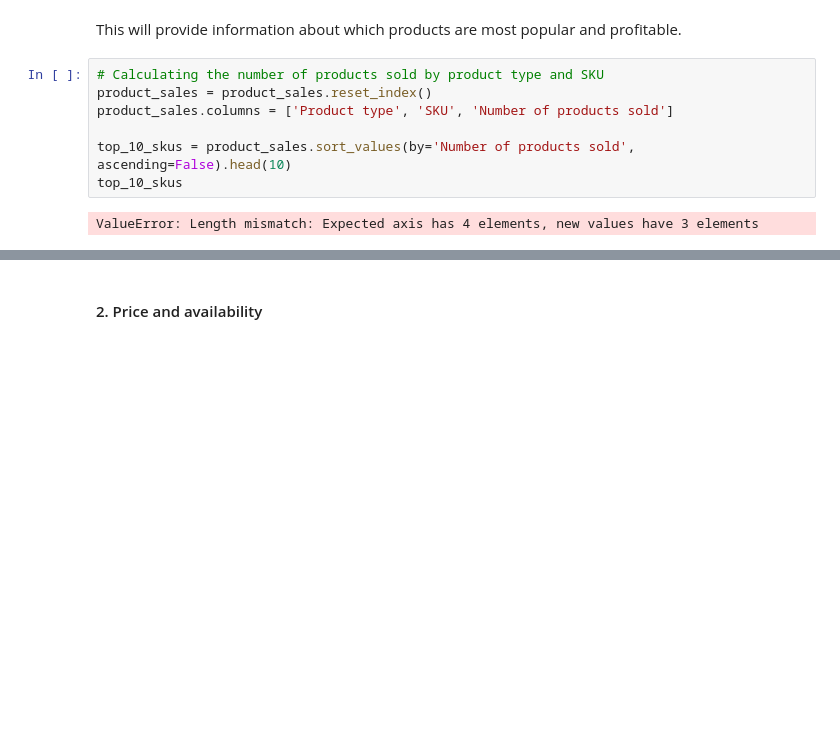
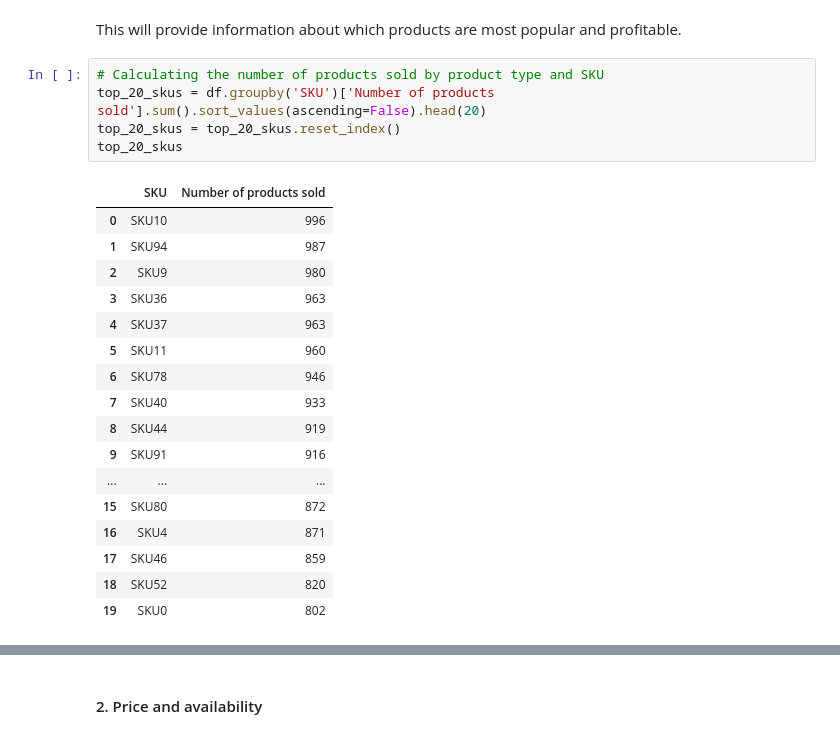
Before and after one commit to George-Mbugua/Supply-Chain-Analysis, a Jupyter notebook: Supply-Chain-Analysis.ipynb, the cells around one changed output, grey strips where cells are left out. Drawn from its saved outputs; the diff is of its cells as text; blank space fills up the shorter version.

```diff
--- a/Supply-Chain-Analysis.ipynb
+++ b/Supply-Chain-Analysis.ipynb
@@ -180,13 +180,27 @@ Observations:
 This will provide information about which products are most popular and profitable.
 # %%
 # Calculating the number of products sold by product type and SKU
-product_sales = product_sales.reset_index()
-product_sales.columns = ['Product type', 'SKU', 'Number of products sold']
-
-top_10_skus = product_sales.sort_values(by='Number of products sold', ascending=False).head(10)
-top_10_skus
+top_20_skus = df.groupby('SKU')['Number of products sold'].sum().sort_values(ascending=False).head(20)
+top_20_skus = top_20_skus.reset_index()
+top_20_skus
 # %% [output]
-ValueError: Length mismatch: Expected axis has 4 elements, new values have 3 elements
+|  | SKU | Number of products sold |
+| 0 | SKU10 | 996 |
+| 1 | SKU94 | 987 |
+| 2 | SKU9 | 980 |
+| 3 | SKU36 | 963 |
+| 4 | SKU37 | 963 |
+| 5 | SKU11 | 960 |
+| 6 | SKU78 | 946 |
+| 7 | SKU40 | 933 |
+| 8 | SKU44 | 919 |
+| 9 | SKU91 | 916 |
+| ... | ... | ... |
+| 15 | SKU80 | 872 |
+| 16 | SKU4 | 871 |
+| 17 | SKU46 | 859 |
+| 18 | SKU52 | 820 |
+| 19 | SKU0 | 802 |
 # %%
 # Creating a bar plot
 fig, ax = plt.subplots()
```
Also changed, not shown: parts of 5 cells of this notebook.
